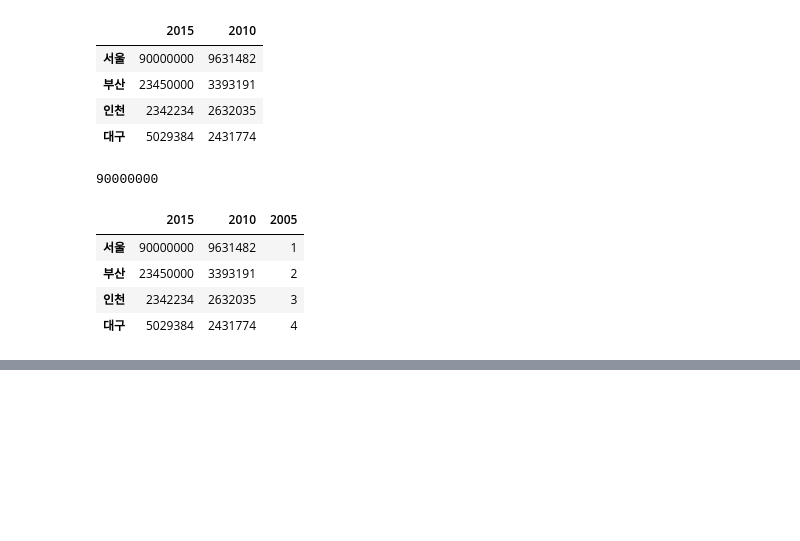
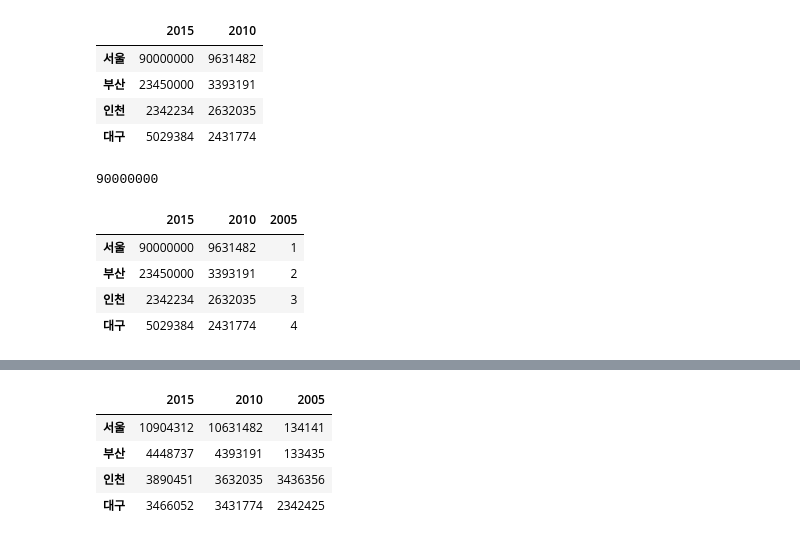
Before and after one commit to hyerimmmmm/SWDataAnalysisClass, a Jupyter notebook: pythonStudy/LIB/Pandas.ipynb, the cells around one changed output, grey strips where cells are left out. Cells and saved outputs as stored; diff of their text form; code cells hidden in the pictures; blank space fills up the shorter version.

```diff
--- a/pythonStudy/LIB/Pandas.ipynb
+++ b/pythonStudy/LIB/Pandas.ipynb
@@ -340,0 +412,4 @@ pop
+# %%
+pop = pd.DataFrame(data, index = ind, columns = col)
+pop = pop.T
+pop
@@ -340,0 +521,4 @@ pop
+# %%
+# 새로운 pop2
+pop2 = pop + 1000000
+pop2
@@ -340,0 +548,9 @@ pop
+# %%
+pop2['2005'] = [134141, 133435, 3436356, 2342425]
+pop2
+# %% [output]
+|  | 2015 | 2010 | 2005 |
+| 서울 | 10904312 | 10631482 | 134141 |
+| 부산 | 4448737 | 4393191 | 133435 |
+| 인천 | 3890451 | 3632035 | 3436356 |
+| 대구 | 3466052 | 3431774 | 2342425 |
```
Also changed, not shown: parts of 28 cells of this notebook.
